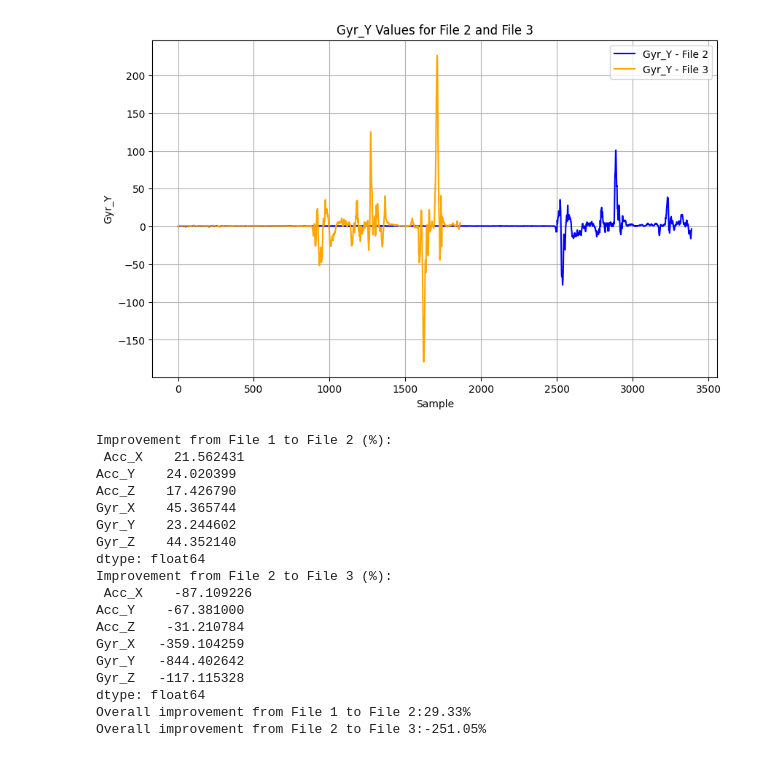
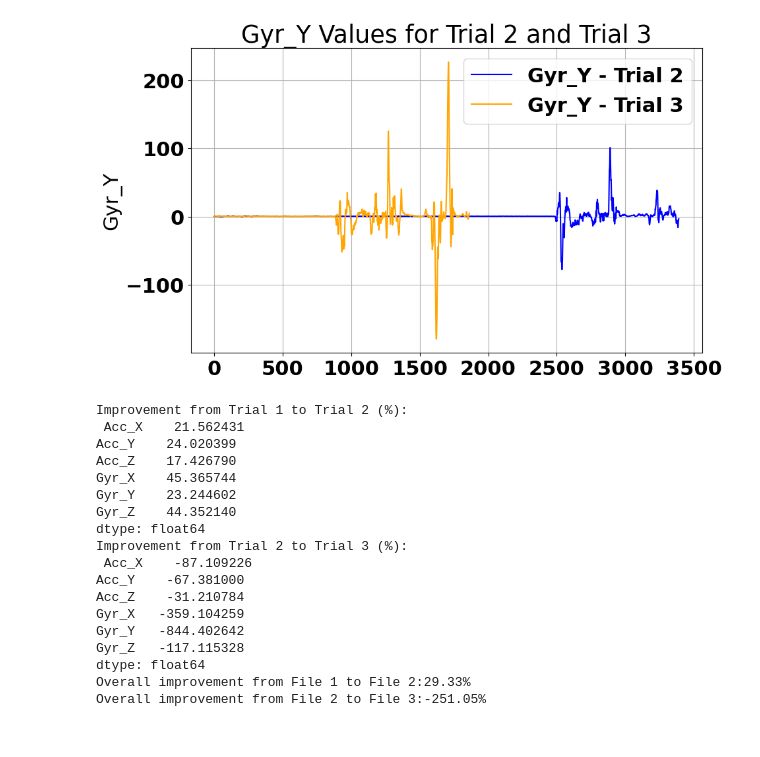
Before and after one commit to LukeBGC/VIP-Code, a Jupyter notebook: MLMTest.ipynb, the cells around one changed output. Drawn from its saved outputs; the diff is of its cells as text; code cells hidden in the pictures.

Commit message:
updated graphs

```diff
--- a/MLMTest.ipynb
+++ b/MLMTest.ipynb
@@ -17,12 +17,19 @@ gyr_y_file_2 = load_gyr_y(file_2)
 gyr_y_file_3 = load_gyr_y(file_3)
 
 # Plot Gyr_Y for both files
+
+font = {'family' : 'sans-serif',
+        'weight' : 'bold',
+        'size'   : 22}
+
+plt.rc('font', **font)
+
 plt.figure(figsize=(10, 6))
-plt.plot(gyr_y_file_2, label='Gyr_Y - File 2', color='blue')
-plt.plot(gyr_y_file_3, label='Gyr_Y - File 3', color='orange')
-plt.xlabel('Sample')
+plt.plot(gyr_y_file_2, label='Gyr_Y - Trial 2', color='blue')
+plt.plot(gyr_y_file_3, label='Gyr_Y - Trial 3', color='orange')
+plt.xlabel('')
 plt.ylabel('Gyr_Y')
-plt.title('Gyr_Y Values for File 2 and File 3')
+plt.title('Gyr_Y Values for Trial 2 and Trial 3')
 plt.legend()
 plt.grid(True)
 plt.show()
@@ -37,37 +44,37 @@ def load_and_process(file_path):
     features = data[relevant_columns]
 
     # Calculate variance (as a measure of smoothness)
     variances = features.var()
 
     return variances
 
 # Process each CSV file
 variances_1 = load_and_process(file_1)  # Baseline
 variances_2 = load_and_process(file_2)
 variances_3 = load_and_process(file_3)
 
 # Calculate improvement from File 1 (baseline) to File 2 and File 3
 def calculate_improvement(baseline, current):
     improvement = (baseline - current) / baseline * 100
     return improvement
 
 # Calculate improvement for File 2 and File 3 compared to File 1
 improvement_2 = calculate_improvement(variances_1 + 1, variances_2 + 1)
 improvement_3 = calculate_improvement(variances_2 + 1, variances_3 + 1)
 
 # Print results
-print("Improvement from File 1 to File 2 (%):\n", improvement_2)
-print("Improvement from File 2 to File 3 (%):\n", improvement_3)
+print("Improvement from Trial 1 to Trial 2 (%):\n", improvement_2)
+print("Improvement from Trial 2 to Trial 3 (%):\n", improvement_3)
 
 # Optionally, calculate overall improvement (mean percentage improvement across all axes)
 overall_improvement_2 = improvement_2.mean()
 overall_improvement_3 = improvement_3.mean()
 
 print(f"Overall improvement from File 1 to File 2:{overall_improvement_2:.2f}%")
 print(f"Overall improvement from File 2 to File 3:{overall_improvement_3:.2f}%")
 # %% [output]
-[figure, old version]
+[figure, new version]
-Improvement from File 1 to File 2 (%):
+Improvement from Trial 1 to Trial 2 (%):
  Acc_X    21.562431
 Acc_Y    24.020399
 Acc_Z    17.426790
@@ -75,7 +82,7 @@ Gyr_X    45.365744
 Gyr_Y    23.244602
 Gyr_Z    44.352140
 dtype: float64
-Improvement from File 2 to File 3 (%):
+Improvement from Trial 2 to Trial 3 (%):
  Acc_X    -87.109226
 Acc_Y    -67.381000
 Acc_Z    -31.210784
```
Also changed, not shown: 3 other files.
